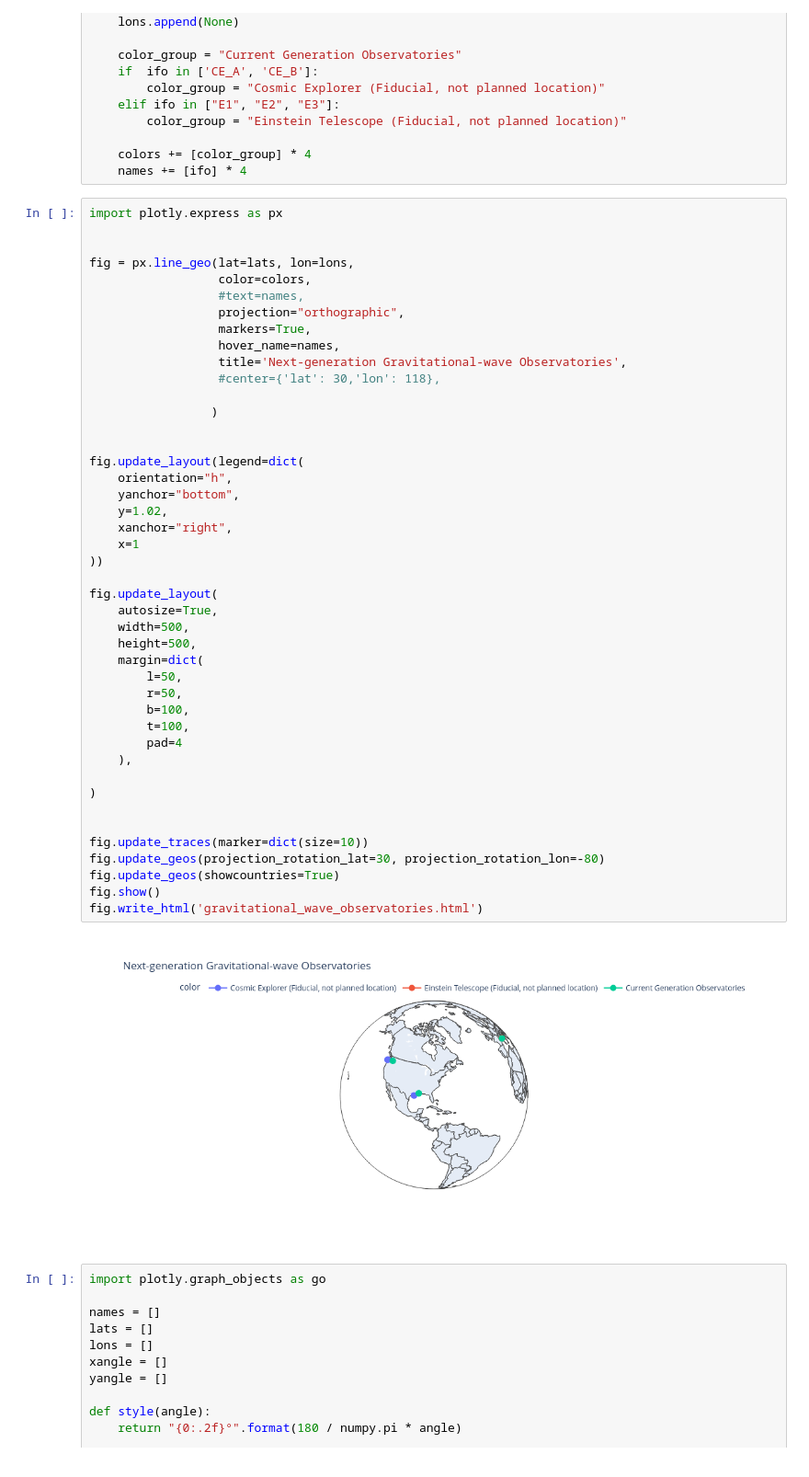
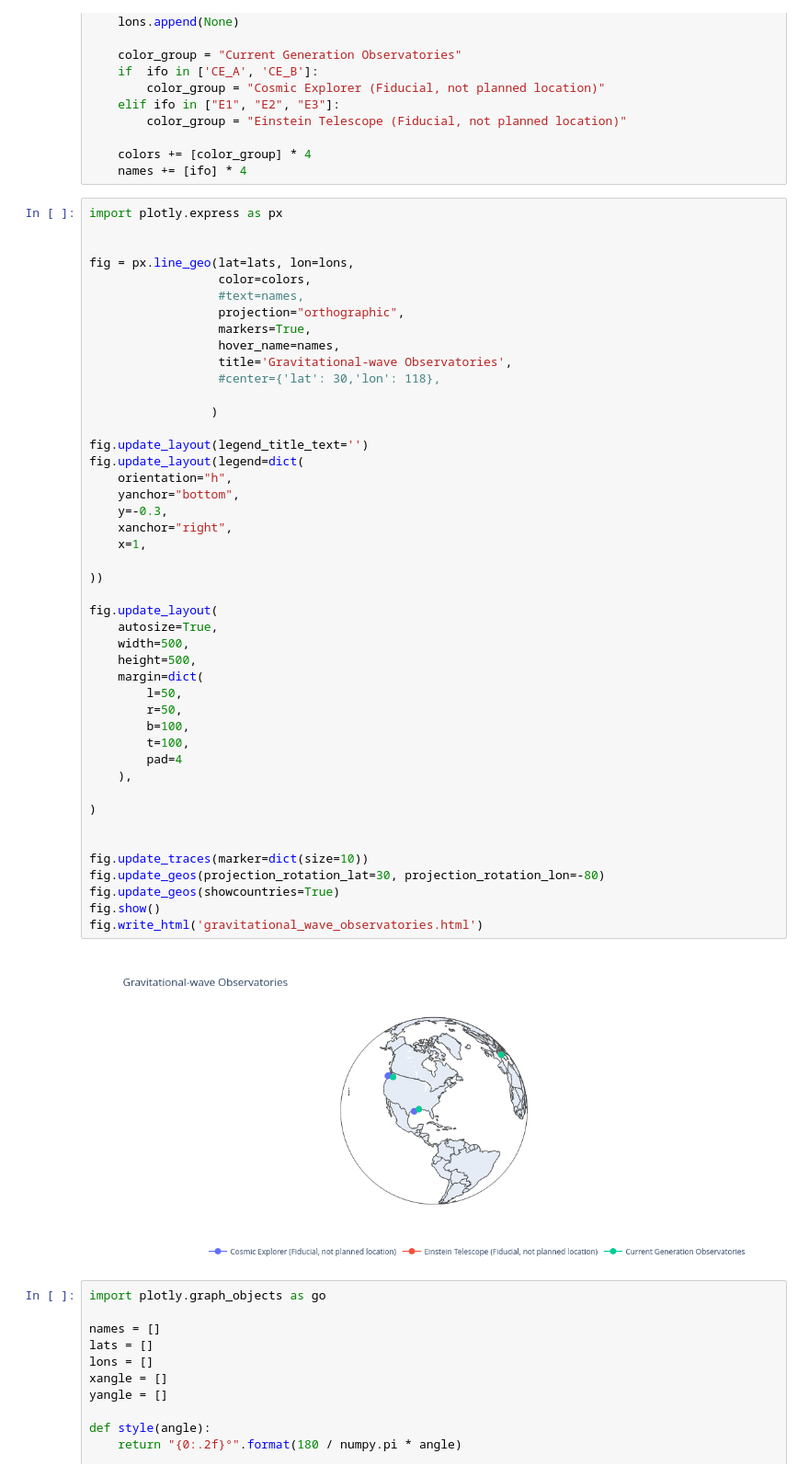
Before and after one commit to ahnitz/ce_location, a Jupyter notebook: detectors.ipynb, the cells around one changed output. Shown at 92% size. Cells and saved outputs as stored; diff of their text form.

```diff
--- a/detectors.ipynb
+++ b/detectors.ipynb
@@ -48,42 +48,43 @@ fig = px.line_geo(lat=lats, lon=lons,
                   projection="orthographic",
                   markers=True,
                   hover_name=names,
-                  title='Next-generation Gravitational-wave Observatories',
+                  title='Gravitational-wave Observatories',
                   #center={'lat': 30,'lon': 118},
 
                  )
 
-
+fig.update_layout(legend_title_text='')
 fig.update_layout(legend=dict(
     orientation="h",
     yanchor="bottom",
-    y=1.02,
+    y=-0.3,
     xanchor="right",
-    x=1
+    x=1,
+
 ))
 
 fig.update_layout(
     autosize=True,
     width=500,
     height=500,
     margin=dict(
         l=50,
         r=50,
         b=100,
         t=100,
         pad=4
     ),
 
 )
 
 
 fig.update_traces(marker=dict(size=10))
 fig.update_geos(projection_rotation_lat=30, projection_rotation_lon=-80)
 fig.update_geos(showcountries=True)
 fig.show()
 fig.write_html('gravitational_wave_observatories.html')
 # %% [output]
-[figure, old version]
+[figure, new version]
 # %%
 import plotly.graph_objects as go
 
```
